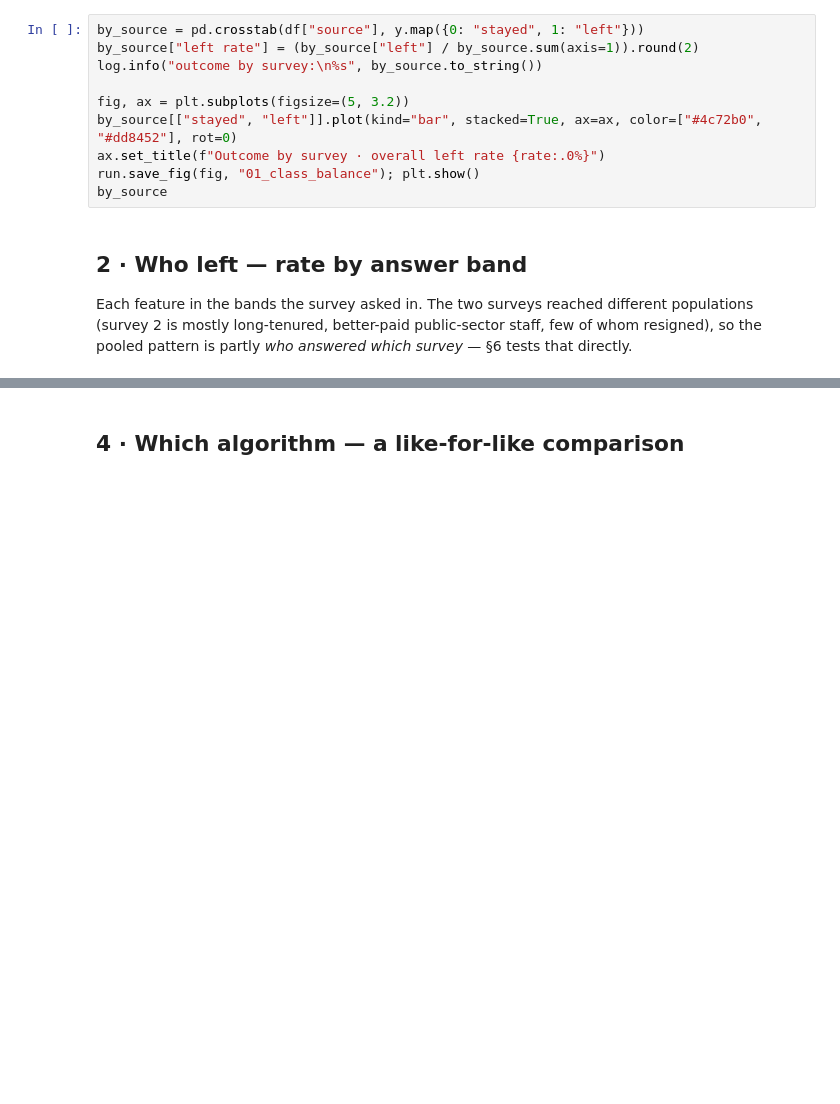
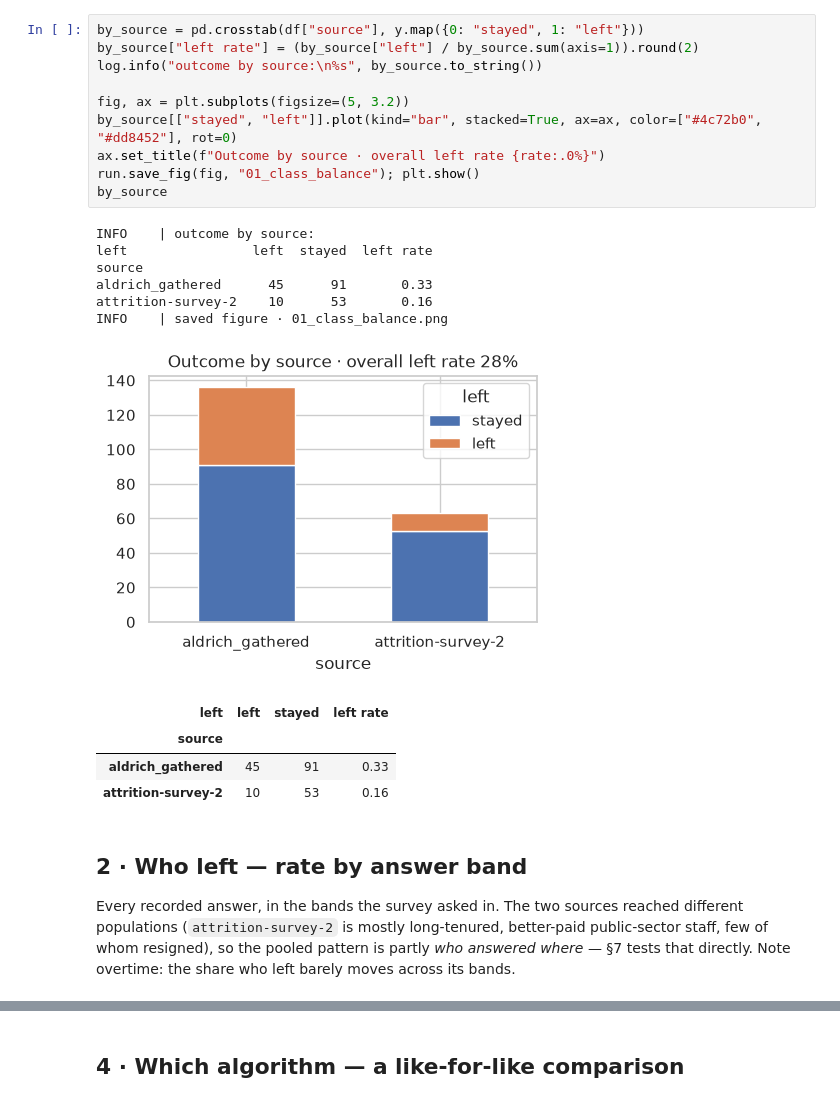
Before and after one commit to earlkian8/synapse, a Jupyter notebook: model/notebooks/01_attrition_model.ipynb, the cells around one changed output, grey strips where cells are left out. Cells and saved outputs as stored; diff of their text form; blank space fills up the shorter version.

```diff
--- a/model/notebooks/01_attrition_model.ipynb
+++ b/model/notebooks/01_attrition_model.ipynb
@@ -67,18 +95,31 @@ df.head()
 # %%
 by_source = pd.crosstab(df["source"], y.map({0: "stayed", 1: "left"}))
 by_source["left rate"] = (by_source["left"] / by_source.sum(axis=1)).round(2)
-log.info("outcome by survey:\n%s", by_source.to_string())
+log.info("outcome by source:\n%s", by_source.to_string())
 
 fig, ax = plt.subplots(figsize=(5, 3.2))
 by_source[["stayed", "left"]].plot(kind="bar", stacked=True, ax=ax, color=["#4c72b0", "#dd8452"], rot=0)
-ax.set_title(f"Outcome by survey · overall left rate {rate:.0%}")
+ax.set_title(f"Outcome by source · overall left rate {rate:.0%}")
 run.save_fig(fig, "01_class_balance"); plt.show()
 by_source
+# %% [output]
+INFO    | outcome by source:
+left                left  stayed  left rate
+source
+aldrich_gathered      45      91       0.33
+attrition-survey-2    10      53       0.16
+INFO    | saved figure · 01_class_balance.png
+[figure, added]
+| left | left | stayed | left rate |
+| source |  |  |  |
+| aldrich_gathered | 45 | 91 | 0.33 |
+| attrition-survey-2 | 10 | 53 | 0.16 |
 # %% [markdown]
 ## 2 · Who left — rate by answer band
 
-Each feature in the bands the survey asked in. The two surveys reached different populations
-(survey 2 is mostly long-tenured, better-paid public-sector staff, few of whom resigned), so
-the pooled pattern is partly *who answered which survey* — §6 tests that directly.
+Every recorded answer, in the bands the survey asked in. The two sources reached different
+populations (`attrition-survey-2` is mostly long-tenured, better-paid public-sector staff, few
+of whom resigned), so the pooled pattern is partly *who answered where* — §7 tests that
+directly. Note overtime: the share who left barely moves across its bands.
 # %%
 fig, axes = plt.subplots(2, 4, figsize=(18, 7.5))
```
Also changed, not shown: parts of 24 cells of this notebook, 27 other files.
